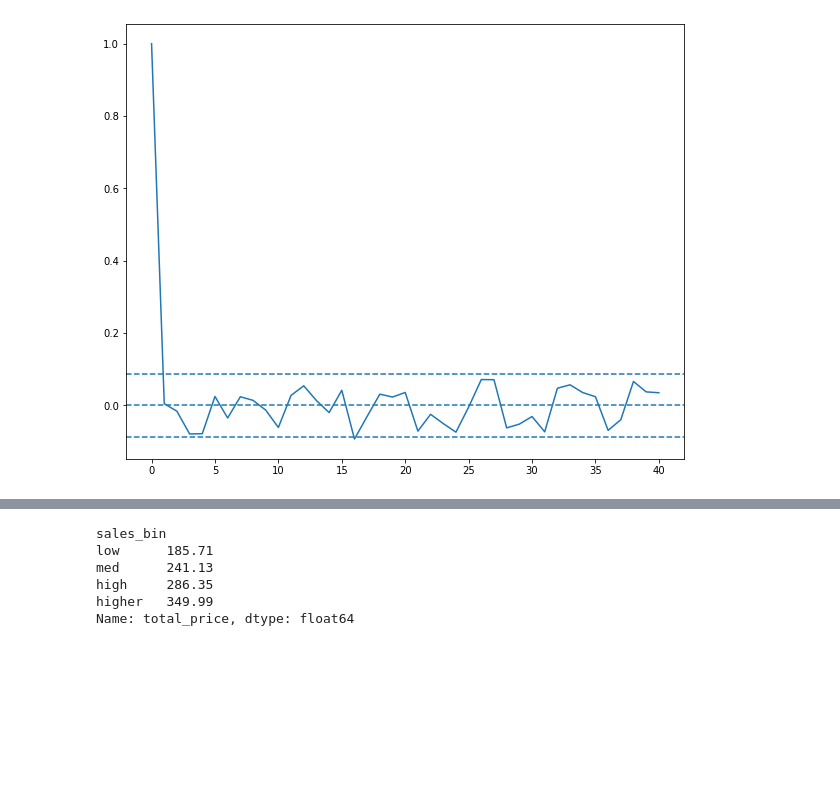
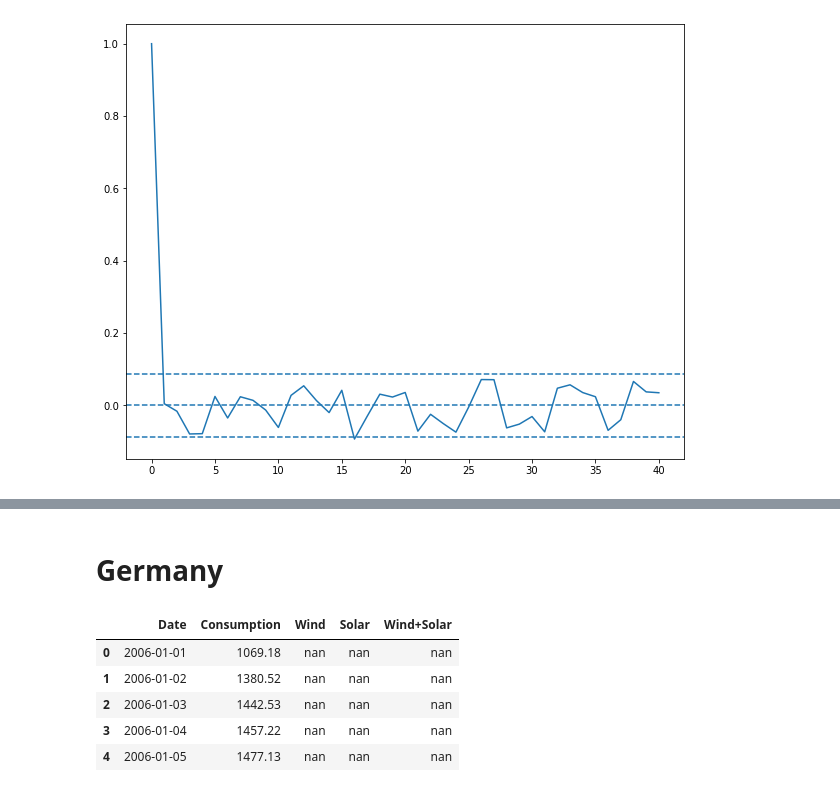
Before and after one commit to brandonjbryant/time-series-exercises, a Jupyter notebook: explore.ipynb, the cells around one changed output, grey strips where cells are left out. Drawn from its saved outputs; the diff is of its cells as text; code cells hidden in the pictures; blank space fills up the shorter version.

```diff
--- a/explore.ipynb
+++ b/explore.ipynb
@@ -371,11 +357,14 @@ train.head()
-# %%
-# create a categorical feature
-train['sales_bin'] = pd.qcut(train.total_price, 4, labels=['low', 'med', 'high', 'higher'])
-train.groupby('sales_bin').total_price.mean()
-# %% [output]
-sales_bin
-low      185.71
-med      241.13
-high     286.35
-higher   349.99
-Name: total_price, dtype: float64
+# %% [markdown]
+# Germany
+# %%
+# read csv file. Specify 'datetime' column as index column, parse dates and sort index
+
+germany = acquire_germany()
+germany.head()
+# %% [output]
+|  | Date | Consumption | Wind | Solar | Wind+Solar |
+| 0 | 2006-01-01 | 1069.18 | nan | nan | nan |
+| 1 | 2006-01-02 | 1380.52 | nan | nan | nan |
+| 2 | 2006-01-03 | 1442.53 | nan | nan | nan |
+| 3 | 2006-01-04 | 1457.22 | nan | nan | nan |
+| 4 | 2006-01-05 | 1477.13 | nan | nan | nan |
```
Also changed, not shown: parts of 11 cells of this notebook.
